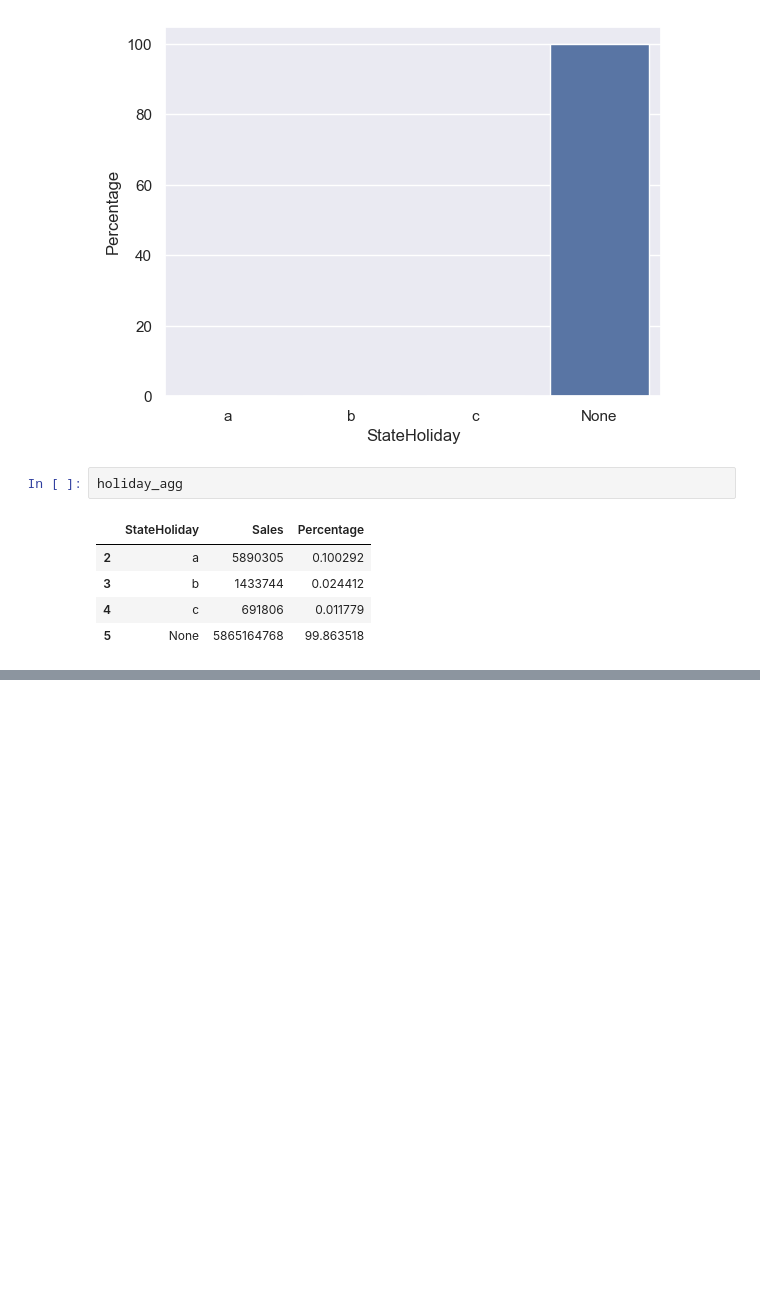
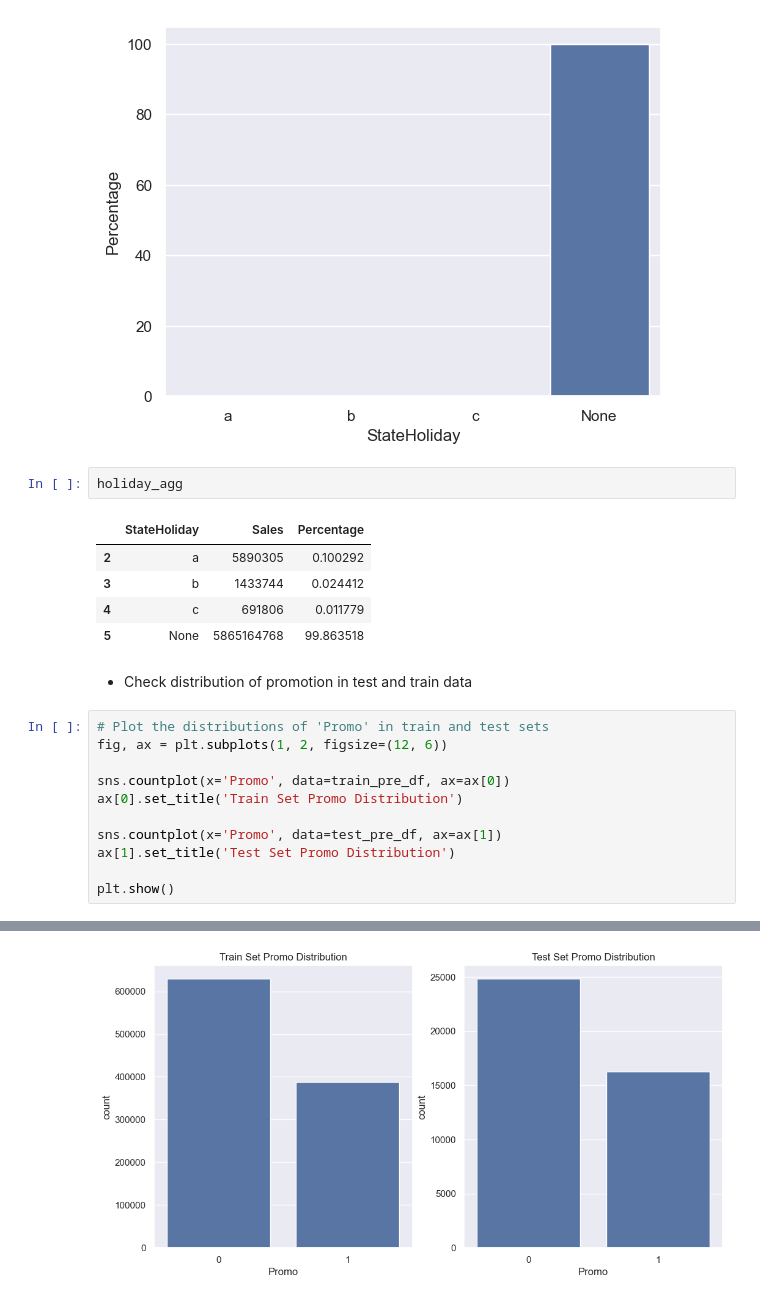
Before and after one commit to WildCayote/Rossman-Pharma-Sales-Prediction, a Jupyter notebook: notebooks/exploratory_data_analysis.ipynb, the cells around one changed output, grey strips where cells are left out. Saved outputs shown, nothing was run; the diff lists cells and outputs as text; blank space fills up the shorter version.

Commit message:
Feat: Visual distribution check for promo in test and train set

```diff
--- a/notebooks/exploratory_data_analysis.ipynb
+++ b/notebooks/exploratory_data_analysis.ipynb
@@ -252,3 +252,17 @@ holiday_agg
 | 3 | b | 1433744 | 0.024412 |
 | 4 | c | 691806 | 0.011779 |
 | 5 | None | 5865164768 | 99.863518 |
+# %% [markdown]
+- Check distribution of promotion in test and train data
+# %%
+# Plot the distributions of 'Promo' in train and test sets
+fig, ax = plt.subplots(1, 2, figsize=(12, 6))
+
+sns.countplot(x='Promo', data=train_pre_df, ax=ax[0])
+ax[0].set_title('Train Set Promo Distribution')
+
+sns.countplot(x='Promo', data=test_pre_df, ax=ax[1])
+ax[1].set_title('Test Set Promo Distribution')
+
+plt.show()
+# %% [output]
@@ -254,0 +273 @@ holiday_agg
+[figure, added]
```
Also changed, not shown: parts of 1 cell of this notebook, 1 other file.
